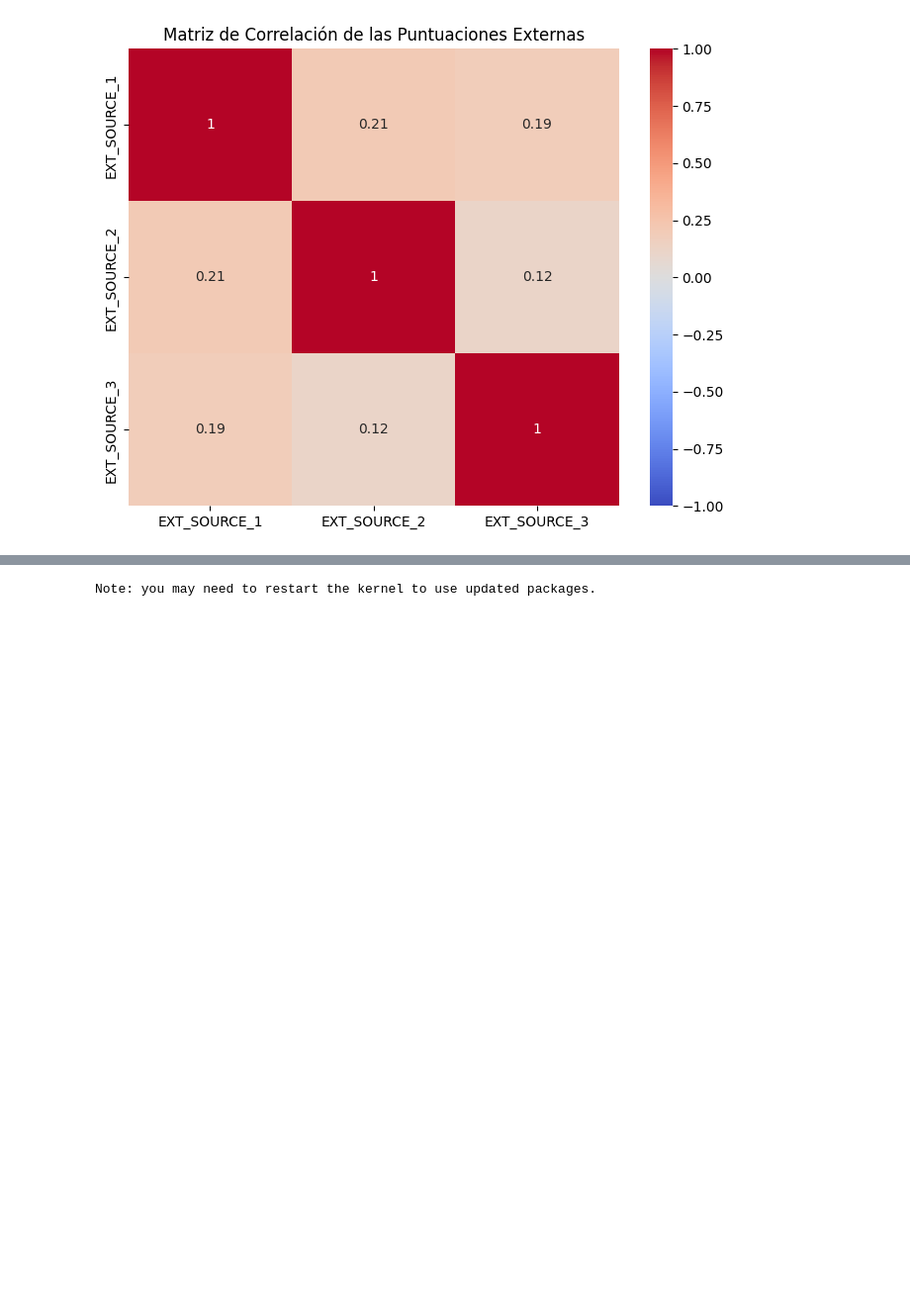
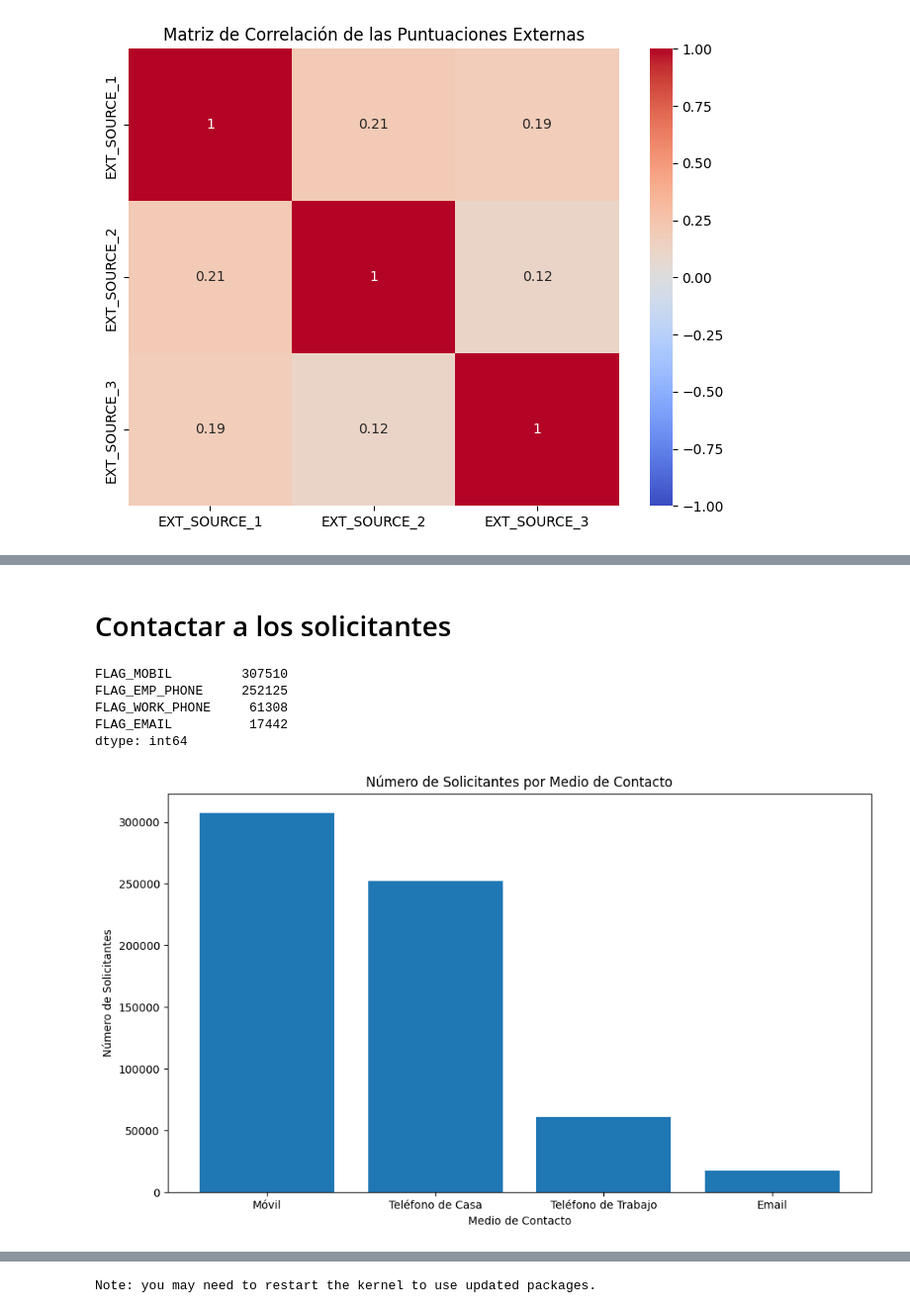
Before and after one commit to davidsosaolea/Home_Credit_Default_Risk, a Jupyter notebook: EDA_Home_Credit_Default_Risk.ipynb, the cells around one changed output, grey strips where cells are left out. Shown at 99% size. Drawn from its saved outputs; the diff is of its cells as text; code cells hidden in the pictures; blank space fills up the shorter version.

```diff
--- a/EDA_Home_Credit_Default_Risk.ipynb
+++ b/EDA_Home_Credit_Default_Risk.ipynb
@@ -603,0 +640,36 @@ plt.show()
+# %% [markdown]
+#  Contactar a los solicitantes
+# %%
+columnas_contacto = ['FLAG_MOBIL', 'FLAG_EMP_PHONE', 'FLAG_WORK_PHONE', 'FLAG_EMAIL']
+
+# Crear un nuevo DataFrame
+df_contacto = df[columnas_contacto]
+
+# Contar cuántos valores verdaderos (1) hay en cada fila.
+contacto_counts = df_contacto.sum()
+contacto_counts
+# %% [output]
+FLAG_MOBIL         307510
+FLAG_EMP_PHONE     252125
+FLAG_WORK_PHONE     61308
+FLAG_EMAIL          17442
+dtype: int64
+# %%
+nombres_columnas = ['Móvil', 'Teléfono de Casa', 'Teléfono de Trabajo', 'Email']
+
+# Ordenar los medios de contacto por el número de solicitantes
+contacto_counts_sorted = contacto_counts.sort_values(ascending=False)
+
+# Crear un gráfico de barras
+plt.figure(figsize=(10, 6))
+plt.bar(nombres_columnas, contacto_counts_sorted)
+plt.xlabel('Medio de Contacto')
+plt.ylabel('Número de Solicitantes')
+plt.title('Número de Solicitantes por Medio de Contacto')
+plt.xticks(rotation=0)
+
+# Mostrar el gráfico
+plt.tight_layout()
+plt.show()
+# %% [output]
+[figure, added]
```
Also changed, not shown: parts of 12 cells of this notebook, 1 other file.
